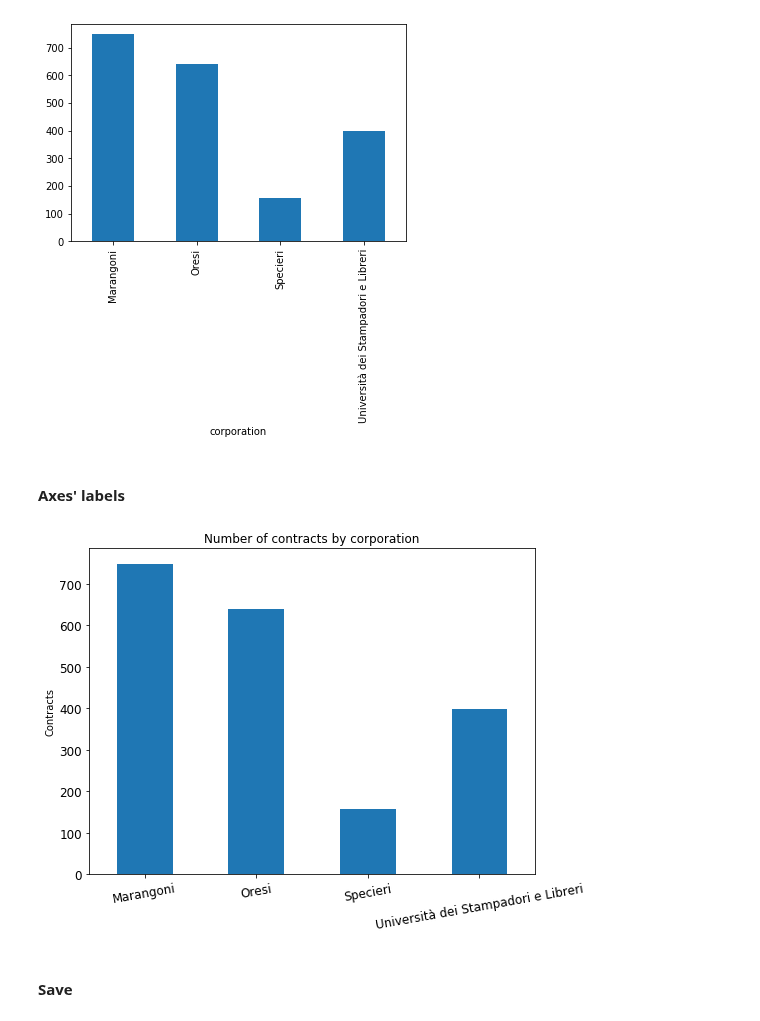
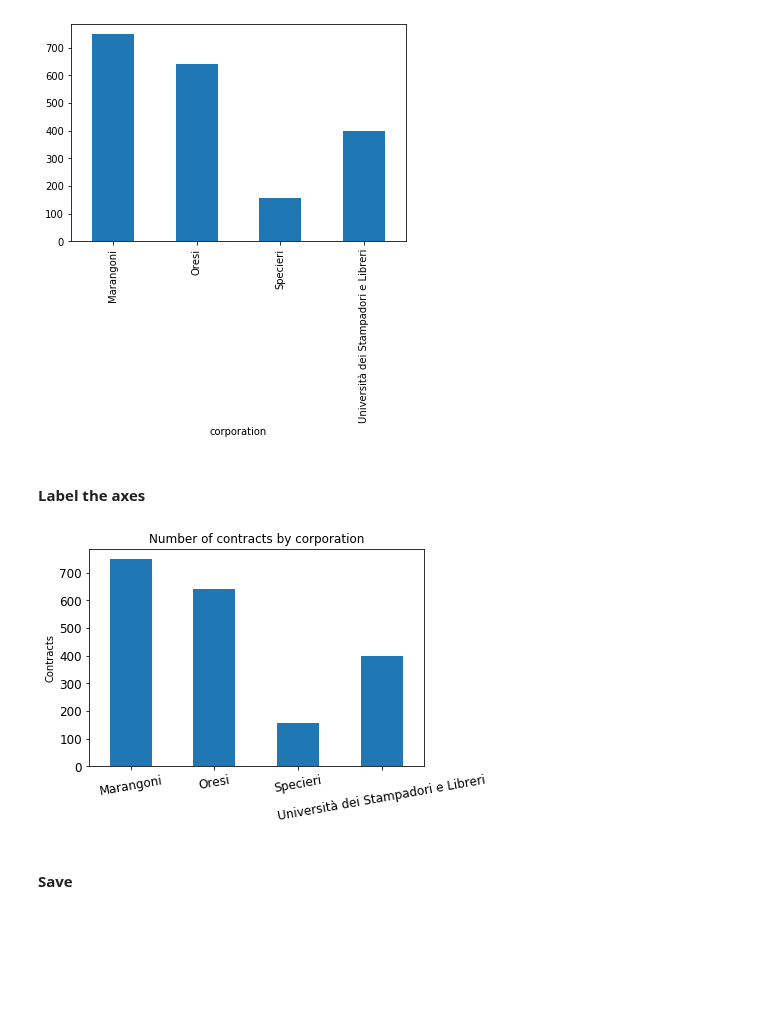
Before and after one commit to mromanello/ADA-DHOxSS, a Jupyter notebook: notebooks/4.2 Visualize.ipynb, the cells around one changed output. Saved outputs shown, nothing was run; the diff lists cells and outputs as text; code cells hidden in the pictures; blank space fills up the shorter version.

```diff
--- a/notebooks/4.2 Visualize.ipynb
+++ b/notebooks/4.2 Visualize.ipynb
@@ -176,4 +154,4 @@ corporation_size = pd.pivot_table(
     contracts_zoom_df,
     index='corporation',
     aggfunc={'page_title': 'count'}
-)
+).rename(columns={'page_title':'size'})
@@ -197,25 +182,26 @@ plt.plot?
-# %% [markdown]
-#### Axes' labels
+# %% [markdown]
+#### Label the axes
 # %%
 # third try
+# we rotate the tick labels on the x axis
 
 ax = corporation_size.plot.bar(
     legend=False,
     rot=10, # rotate tick labels on x axis
-    figsize=(8, 6),
+    figsize=(6, 4),
     fontsize="large" # try changing to 9, 14, 26
 )
 
 # set a readable title for the plot
 ax.set_title('Number of contracts by corporation')
 
 # label the y axis
 ax.set_ylabel('Contracts')
 
 # remove the x axis as it clutters the plot
 xlabel = ax.set_xlabel('')
 # %% [output]
-[figure, old version]
+[figure, new version]
 # %% [markdown]
 #### Save
 # %% [markdown]
```
Also changed, not shown: parts of 27 cells of this notebook.
